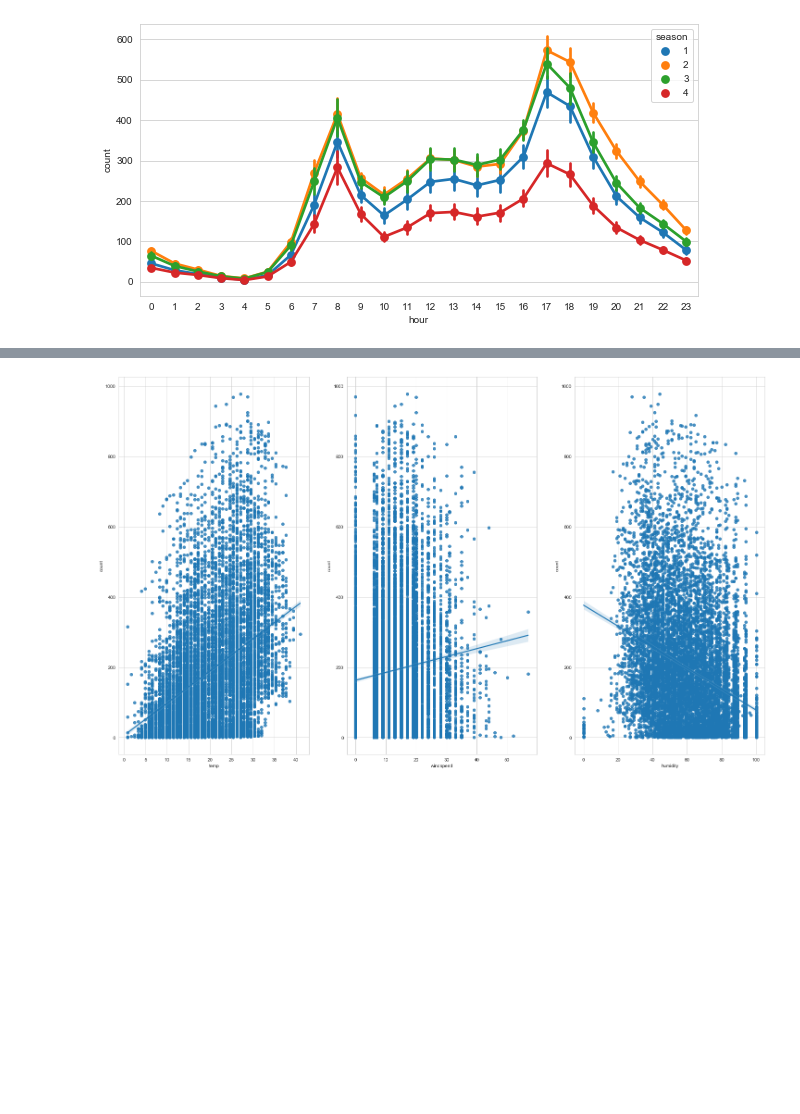
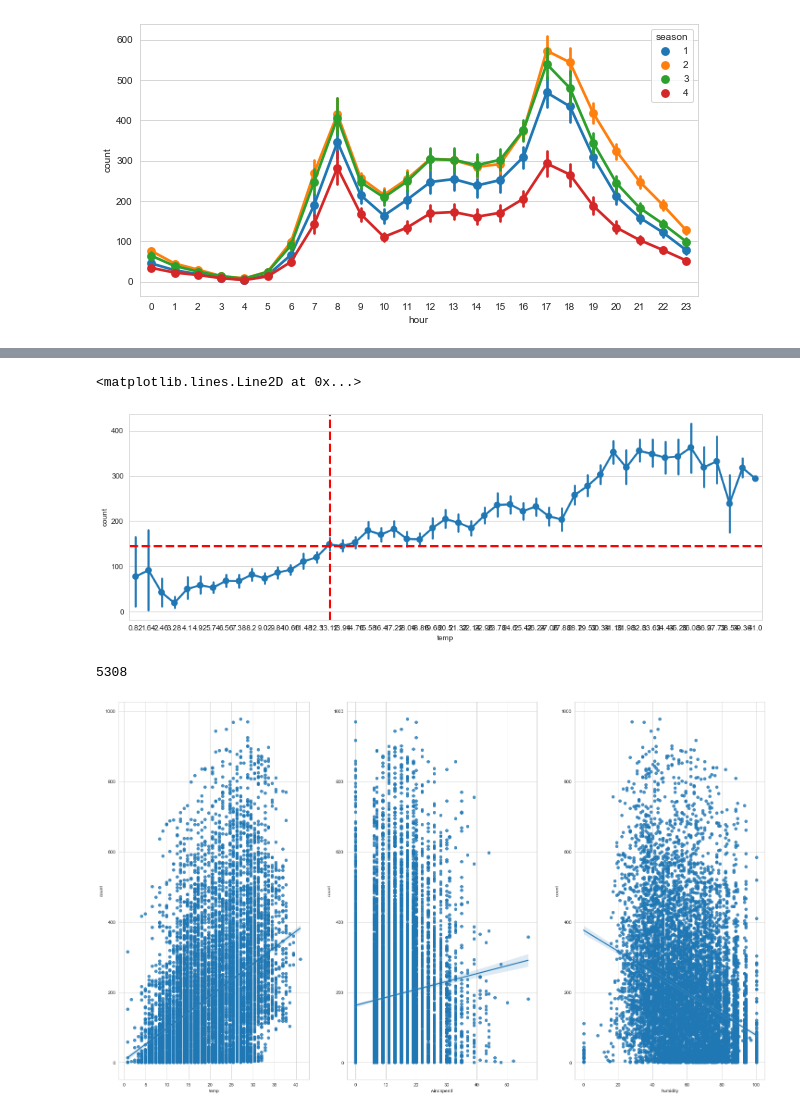
Before and after one commit to xddongx/flexink, a Jupyter notebook: bike sharing/bike sharing.ipynb, the cells around one changed output, grey strips where cells are left out. Cells and saved outputs as stored; diff of their text form; code cells hidden in the pictures; blank space fills up the shorter version.

```diff
--- a/bike sharing/bike sharing.ipynb
+++ b/bike sharing/bike sharing.ipynb
@@ -236,3 +265,15 @@ pointplt('month')
+# %%
+plt.figure(figsize=(15,5))
+sns.pointplot(x='temp', y='count', data=df_train)
+plt.axvline(x=15, color='r', linestyle='--', linewidth=3)
+plt.axhline(y=145, color='r', linestyle='--', linewidth=3)
+# %% [output]
+<matplotlib.lines.Line2D at 0x...>
+[figure, added]
+# %%
+len(df_train[df_train.temp < 20]['temp'])
+# %% [output]
+5308
 # %%
 plt.figure(figsize=(25,15))
 plt.subplot(131)
```
Also changed, not shown: parts of 17 cells of this notebook, 7 other files.
